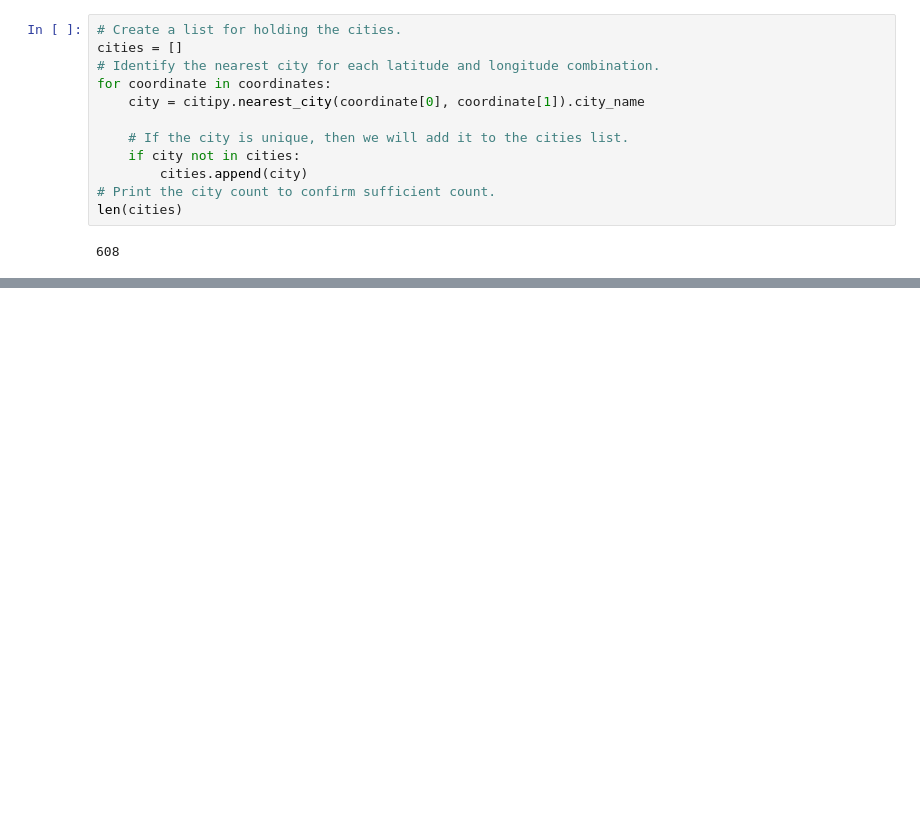
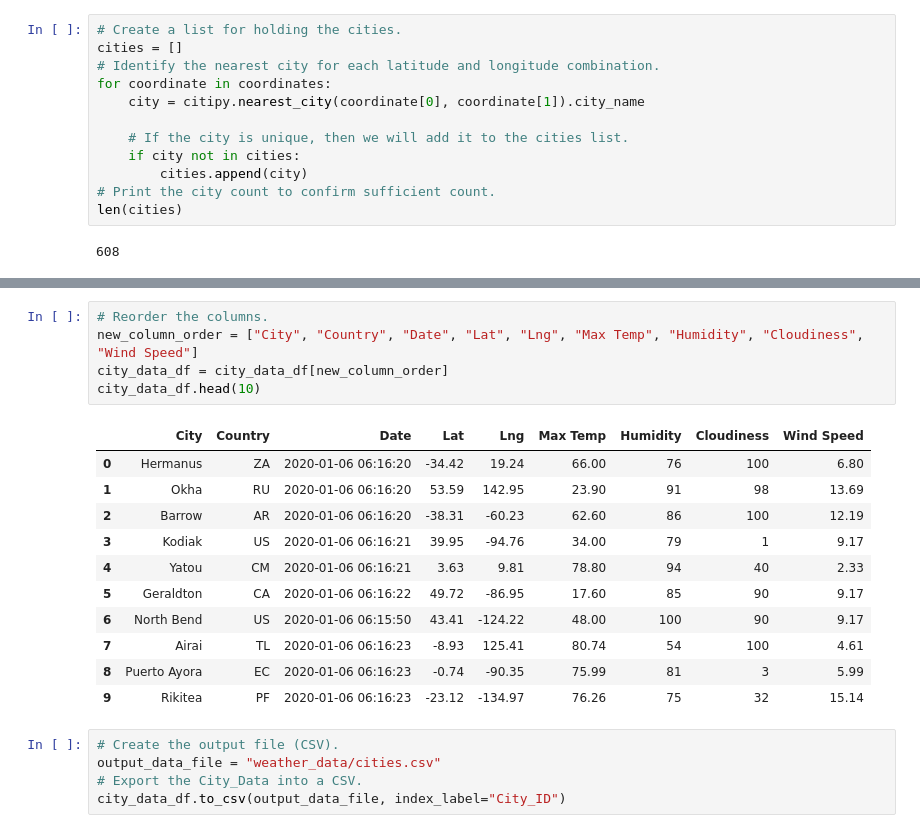
Before and after one commit to alysonrussell/World_Weather_Analysis, a Jupyter notebook: WeatherPy.ipynb, the cells around one changed output, grey strips where cells are left out. Drawn from its saved outputs; the diff is of its cells as text; blank space fills up the shorter version.

```diff
--- a/WeatherPy.ipynb
+++ b/WeatherPy.ipynb
@@ -33,0 +142,22 @@ len(cities)
+# %%
+# Reorder the columns.
+new_column_order = ["City", "Country", "Date", "Lat", "Lng", "Max Temp", "Humidity", "Cloudiness", "Wind Speed"]
+city_data_df = city_data_df[new_column_order]
+city_data_df.head(10)
+# %% [output]
+|  | City | Country | Date | Lat | Lng | Max Temp | Humidity | Cloudiness | Wind Speed |
+| 0 | Hermanus | ZA | 2020-01-06 06:16:20 | -34.42 | 19.24 | 66.00 | 76 | 100 | 6.80 |
+| 1 | Okha | RU | 2020-01-06 06:16:20 | 53.59 | 142.95 | 23.90 | 91 | 98 | 13.69 |
+| 2 | Barrow | AR | 2020-01-06 06:16:20 | -38.31 | -60.23 | 62.60 | 86 | 100 | 12.19 |
+| 3 | Kodiak | US | 2020-01-06 06:16:21 | 39.95 | -94.76 | 34.00 | 79 | 1 | 9.17 |
+| 4 | Yatou | CM | 2020-01-06 06:16:21 | 3.63 | 9.81 | 78.80 | 94 | 40 | 2.33 |
+| 5 | Geraldton | CA | 2020-01-06 06:16:22 | 49.72 | -86.95 | 17.60 | 85 | 90 | 9.17 |
+| 6 | North Bend | US | 2020-01-06 06:15:50 | 43.41 | -124.22 | 48.00 | 100 | 90 | 9.17 |
+| 7 | Airai | TL | 2020-01-06 06:16:23 | -8.93 | 125.41 | 80.74 | 54 | 100 | 4.61 |
+| 8 | Puerto Ayora | EC | 2020-01-06 06:16:23 | -0.74 | -90.35 | 75.99 | 81 | 3 | 5.99 |
+| 9 | Rikitea | PF | 2020-01-06 06:16:23 | -23.12 | -134.97 | 76.26 | 75 | 32 | 15.14 |
+# %%
+# Create the output file (CSV).
+output_data_file = "weather_data/cities.csv"
+# Export the City_Data into a CSV.
+city_data_df.to_csv(output_data_file, index_label="City_ID")
```
Also changed, not shown: parts of 5 cells of this notebook, 3 other files.
